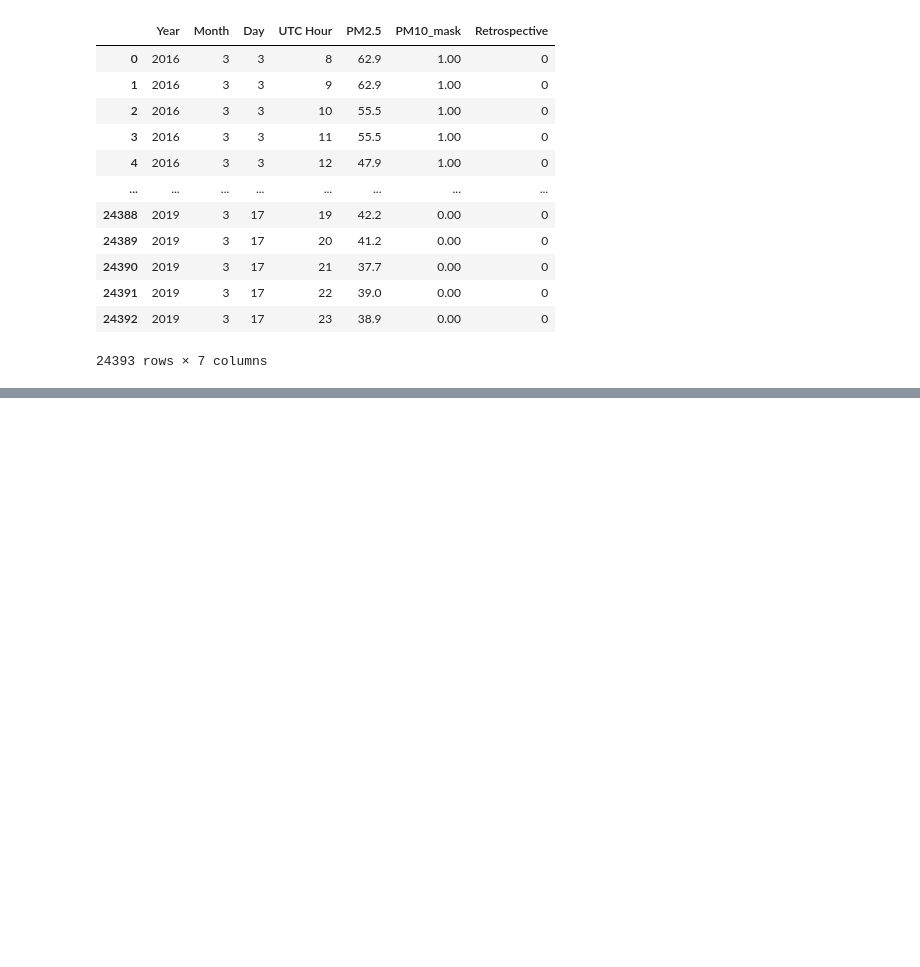
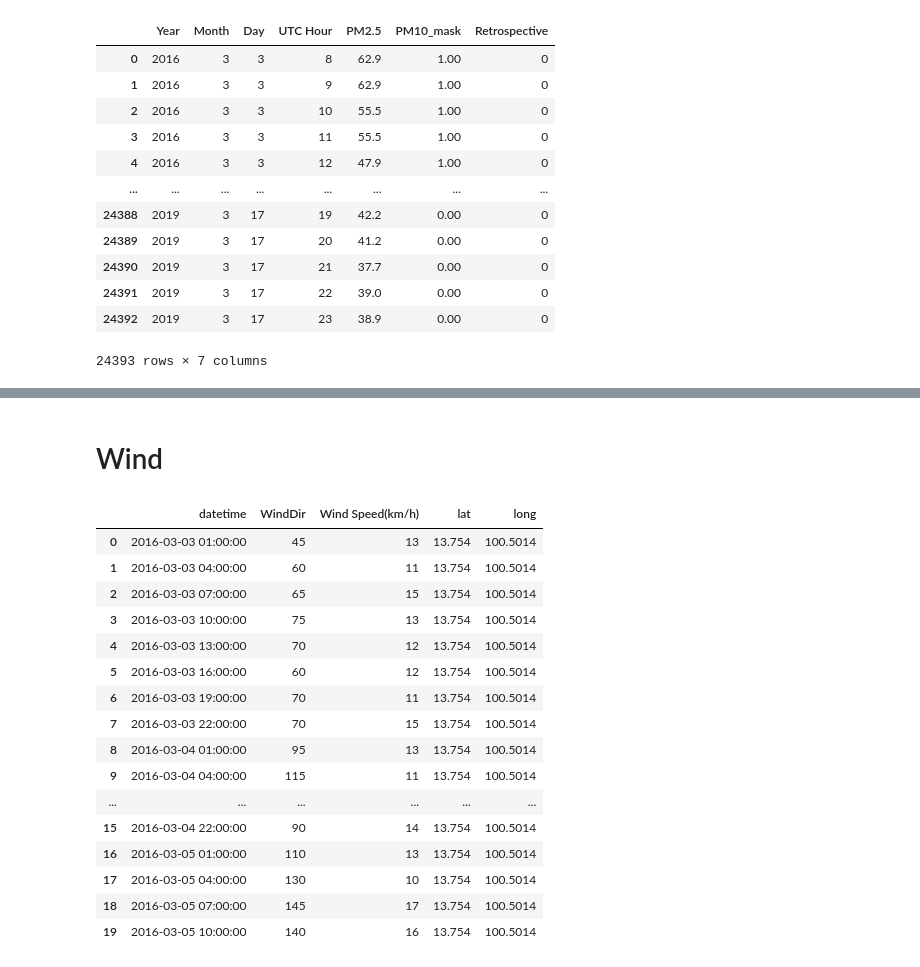
Before and after one commit to phumidea/datasci_project, a Jupyter notebook: explore_data.ipynb, the cells around one changed output, grey strips where cells are left out. Cells and saved outputs as stored; diff of their text form; code cells hidden in the pictures; blank space fills up the shorter version.

```diff
--- a/explore_data.ipynb
+++ b/explore_data.ipynb
@@ -91,0 +230,22 @@ df
+# %% [markdown]
+# Wind
+# %%
+pd.read_csv("PM2.5_kaggle 2021/Bangkok/Train/3H_wind_Bangkok.csv").head(20)
+# %% [output]
+|  | datetime | WindDir | Wind Speed(km/h) | lat | long |
+| 0 | 2016-03-03 01:00:00 | 45 | 13 | 13.754 | 100.5014 |
+| 1 | 2016-03-03 04:00:00 | 60 | 11 | 13.754 | 100.5014 |
+| 2 | 2016-03-03 07:00:00 | 65 | 15 | 13.754 | 100.5014 |
+| 3 | 2016-03-03 10:00:00 | 75 | 13 | 13.754 | 100.5014 |
+| 4 | 2016-03-03 13:00:00 | 70 | 12 | 13.754 | 100.5014 |
+| 5 | 2016-03-03 16:00:00 | 60 | 12 | 13.754 | 100.5014 |
+| 6 | 2016-03-03 19:00:00 | 70 | 11 | 13.754 | 100.5014 |
+| 7 | 2016-03-03 22:00:00 | 70 | 15 | 13.754 | 100.5014 |
+| 8 | 2016-03-04 01:00:00 | 95 | 13 | 13.754 | 100.5014 |
+| 9 | 2016-03-04 04:00:00 | 115 | 11 | 13.754 | 100.5014 |
+| ... | ... | ... | ... | ... | ... |
+| 15 | 2016-03-04 22:00:00 | 90 | 14 | 13.754 | 100.5014 |
+| 16 | 2016-03-05 01:00:00 | 110 | 13 | 13.754 | 100.5014 |
+| 17 | 2016-03-05 04:00:00 | 130 | 10 | 13.754 | 100.5014 |
+| 18 | 2016-03-05 07:00:00 | 145 | 17 | 13.754 | 100.5014 |
+| 19 | 2016-03-05 10:00:00 | 140 | 16 | 13.754 | 100.5014 |
```
Also changed, not shown: parts of 22 cells of this notebook.
